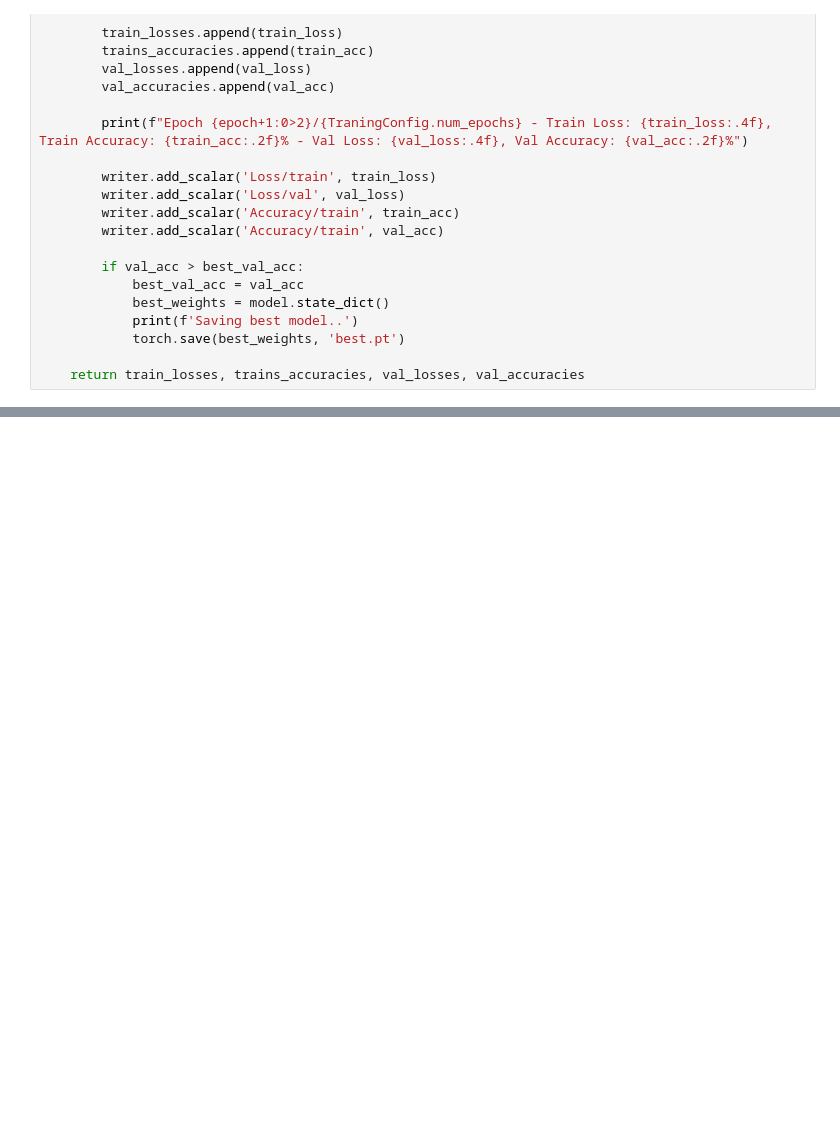
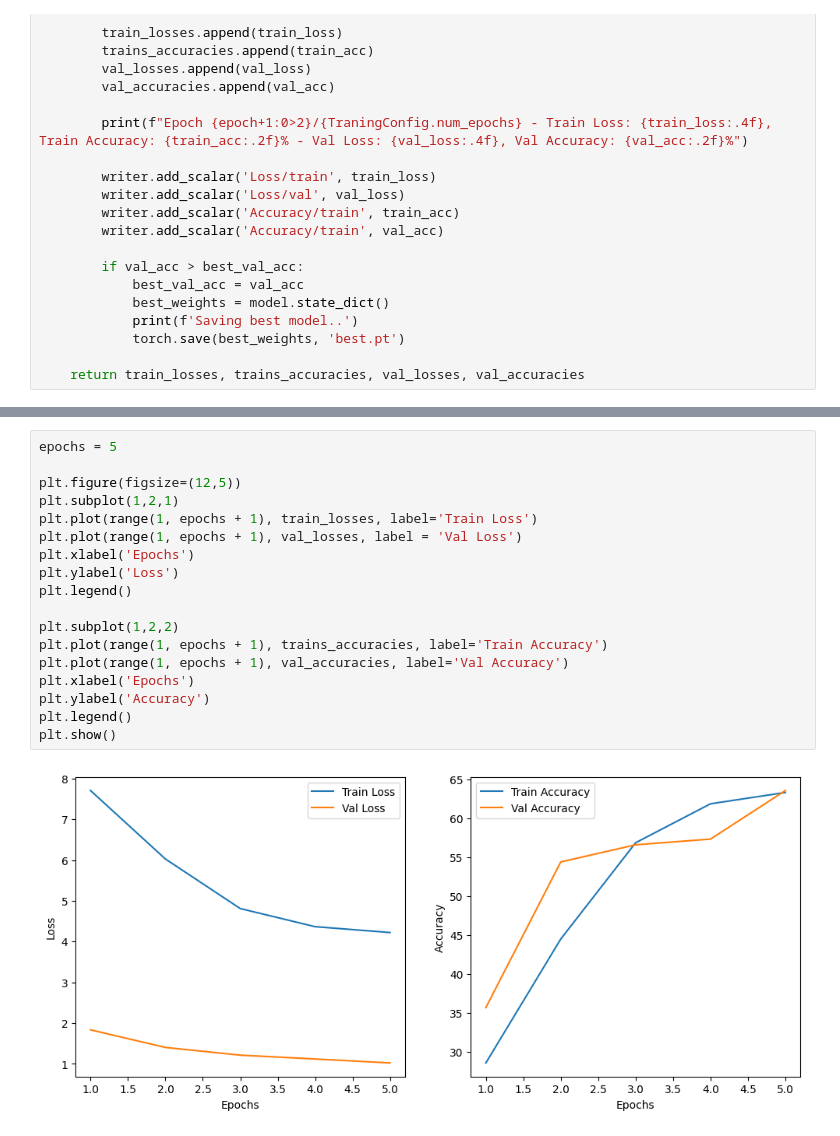
Before and after one commit to stjdans/bootcamp2, a Jupyter notebook: pytc/CNN구현.ipynb, the cells around one changed output, grey strips where cells are left out. Drawn from its saved outputs; the diff is of its cells as text; blank space fills up the shorter version.

```diff
--- a/pytc/CNN구현.ipynb
+++ b/pytc/CNN구현.ipynb
@@ -413,0 +418,20 @@ KeyboardInterrupt:
+# %%
+epochs = 5
+
+plt.figure(figsize=(12,5))
+plt.subplot(1,2,1)
+plt.plot(range(1, epochs + 1), train_losses, label='Train Loss')
+plt.plot(range(1, epochs + 1), val_losses, label = 'Val Loss')
+plt.xlabel('Epochs')
+plt.ylabel('Loss')
+plt.legend()
+
+plt.subplot(1,2,2)
+plt.plot(range(1, epochs + 1), trains_accuracies, label='Train Accuracy')
+plt.plot(range(1, epochs + 1), val_accuracies, label='Val Accuracy')
+plt.xlabel('Epochs')
+plt.ylabel('Accuracy')
+plt.legend()
+plt.show()
+# %% [output]
+[figure, added]
```
Also changed, not shown: parts of 10 cells of this notebook, 30 other files.
